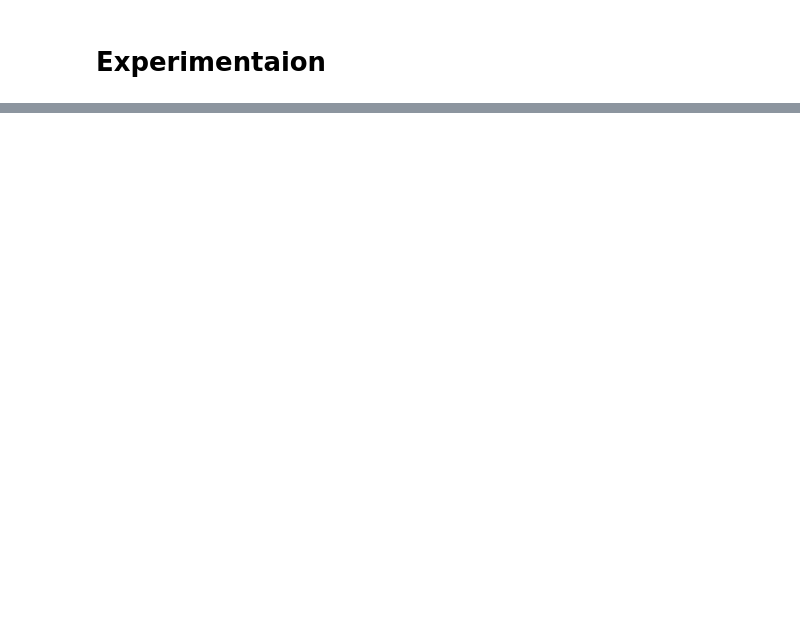
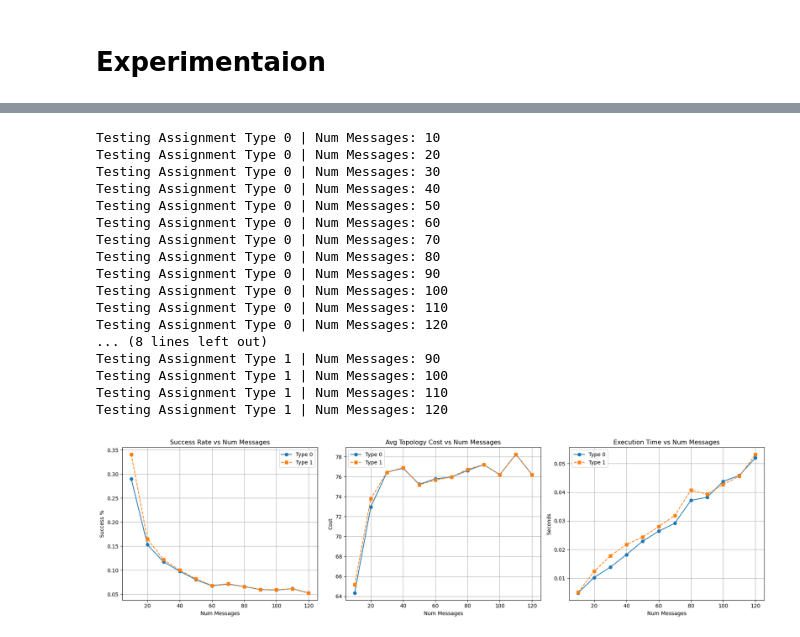
Before and after one commit to ewilipsic/CapstoneThings, a Jupyter notebook: compare_assignments.ipynb, the cells around one changed output, grey strips where cells are left out. Saved outputs shown, nothing was run; the diff lists cells and outputs as text; code cells hidden in the pictures; blank space fills up the shorter version.

```diff
--- a/compare_assignments.ipynb
+++ b/compare_assignments.ipynb
@@ -364,9 +373,10 @@ num_bridges = 0
 bridge_limit = 1
 link_build_cost = 2
 assignment_type = 1
+yens_kmax = 20
 
 M = tsn.VectorMessage([tsn.Message(0,1,3,5,1),tsn.Message(0,1,3,10,1)])
-output = tsn.algo(num_ecu,num_bridges,M,bridge_limit,link_build_cost,assignment_type,0)
+output = tsn.algo(num_ecu,num_bridges,M,bridge_limit,link_build_cost,yens_kmax,assignment_type,0)
 
 success = successfulPercetage(M,output)
 print(success)
@@ -376,8 +388,8 @@ print(success)
 import matplotlib.pyplot as plt
 import time
 
-def run_experiment(assignment_type):
-    message_counts = [10, 20, 30, 40, 50, 60, 70, 80, 90, 100, 110, 120]
+def run_experiment(assignment_type,message_counts):
+
 
     results = {
         "success_rate": [],
@@ -398,8 +410,10 @@ def run_experiment(assignment_type):
                                min_size, max_size, min_tl, max_tl, seed)
 
             start = time.time()
-            output = tsn.algo(num_ecu, num_bridges, M, bridge_limit, link_build_cost, assignment_type)
+            output = tsn.algo(num_ecu, num_bridges, M, bridge_limit, link_build_cost,yens_kmax, assignment_type)
             end = time.time()
+
+            if(check_overlap(M,output) == 0): print("Overlap Detected")
 
             total_success += successfulPercetage(M, output)
             total_cost += output.Cost
@@ -419,10 +433,11 @@ period_choice = tsn.VectorInt([5, 10])
 period_choice_weights = tsn.Vectordouble([0.7, 0.3])
 min_size, max_size = 3, 3
 min_tl, max_tl = 2, 2
+yens_kmax = 20
 
 # --- Run Experiments ---
-x_axis, data_0 = run_experiment(0)
-_, data_1 = run_experiment(1)
+x_axis, data_0 = run_experiment(0,message_counts = [10, 20, 30, 40, 50, 60, 70, 80, 90, 100, 110, 120])
+_, data_1 = run_experiment(1,message_counts = [10, 20, 30, 40, 50, 60, 70, 80, 90, 100, 110, 120])
 
 # --- Plotting ---
 fig, axs = plt.subplots(1, 3, figsize=(18, 5))
@@ -459,42 +479,4 @@ plt.show()
 # %%
-import matplotlib.pyplot as plt
-import time
-
-def run_experiment(assignment_type):
-    message_counts = [10 + i*2 for i in range(20)]
-
-    results = {
-        "success_rate": [],
-        "avg_cost": [],
-        "avg_time": []
-    }
-
-    for num_messages in message_counts:
-        print(f"Testing Assignment Type {assignment_type} | Num Messages: {num_messages}")
-        total_success = 0
-        total_cost = 0
-        total_time = 0
-
-        runs = 100
-        for seed in range(runs):
-            M = tsn.makeInputs(num_ecu, num_bridges, num_messages, base_period,
-                               period_choice, period_choice_weights,
-                               min_size, max_size, min_tl, max_tl, seed)
-
-            start = time.time()
-            output = tsn.algo(num_ecu, num_bridges, M, bridge_limit, link_build_cost, assignment_type)
-            end = time.time()
-
-            total_success += successfulPercetage(M, output)
-            total_cost += output.Cost
-            total_time += (end - start)
-
-        results["success_rate"].append(total_success / runs)
-        results["avg_cost"].append(total_cost / runs)
-        results["avg_time"].append(total_time / runs)
-
-    return message_counts, results
-
 # --- Setup Parameters ---
 num_ecu, num_bridges = 8, 4
 bridge_limit, link_build_cost = 3, 2
@@ -503,41 +485,61 @@ period_choice = tsn.VectorInt([7, 14, 28])
 period_choice_weights = tsn.Vectordouble([0.6, 0.3, 0.1])
 min_size, max_size = 4,4
 min_tl, max_tl = 2, 2
+yens_kmax = 20
 
 # --- Run Experiments ---
-x_axis, data_0 = run_experiment(0)
-x_axis, data_1 = run_experiment(1)
+x_axis, data_0 = run_experiment(0,message_counts = [10, 20, 30, 40, 50, 60, 70, 80, 90, 100, 110, 120])
+x_axis, data_1 = run_experiment(1,message_counts = [10, 20, 30, 40, 50, 60, 70, 80, 90, 100, 110, 120])
 
 # --- Plotting ---
 fig, axs = plt.subplots(1, 3, figsize=(18, 5))
 
 # 1. Success Rate
 axs[0].plot(x_axis, data_0["success_rate"], 'o-', label='Type 0')
 axs[0].plot(x_axis, data_1["success_rate"], 's--', label='Type 1')
 axs[0].set_title('Success Rate vs Num Messages')
 axs[0].set_xlabel('Num Messages')
 axs[0].set_ylabel('Success %')
 axs[0].legend()
 axs[0].grid(True)
 
 # 2. Average Topology Cost
 axs[1].plot(x_axis, data_0["avg_cost"], 'o-', label='Type 0')
 axs[1].plot(x_axis, data_1["avg_cost"], 's--', label='Type 1')
 axs[1].set_title('Avg Topology Cost vs Num Messages')
 axs[1].set_xlabel('Num Messages')
 axs[1].set_ylabel('Cost')
 axs[1].legend()
 axs[1].grid(True)
 
 # 3. Execution Time
 axs[2].plot(x_axis, data_0["avg_time"], 'o-', label='Type 0')
 axs[2].plot(x_axis, data_1["avg_time"], 's--', label='Type 1')
 axs[2].set_title('Execution Time vs Num Messages')
 axs[2].set_xlabel('Num Messages')
 axs[2].set_ylabel('Seconds')
 axs[2].legend()
 axs[2].grid(True)
 
 plt.tight_layout()
 plt.show()
+# %% [output]
+Testing Assignment Type 0 | Num Messages: 10
+Testing Assignment Type 0 | Num Messages: 20
+Testing Assignment Type 0 | Num Messages: 30
+Testing Assignment Type 0 | Num Messages: 40
+Testing Assignment Type 0 | Num Messages: 50
+Testing Assignment Type 0 | Num Messages: 60
+Testing Assignment Type 0 | Num Messages: 70
+Testing Assignment Type 0 | Num Messages: 80
+Testing Assignment Type 0 | Num Messages: 90
+Testing Assignment Type 0 | Num Messages: 100
+Testing Assignment Type 0 | Num Messages: 110
+Testing Assignment Type 0 | Num Messages: 120
+... (8 lines left out)
+Testing Assignment Type 1 | Num Messages: 90
+Testing Assignment Type 1 | Num Messages: 100
+Testing Assignment Type 1 | Num Messages: 110
+Testing Assignment Type 1 | Num Messages: 120
+[figure, added]
 # %%
```
Also changed, not shown: parts of 5 cells of this notebook, 9 other files.
